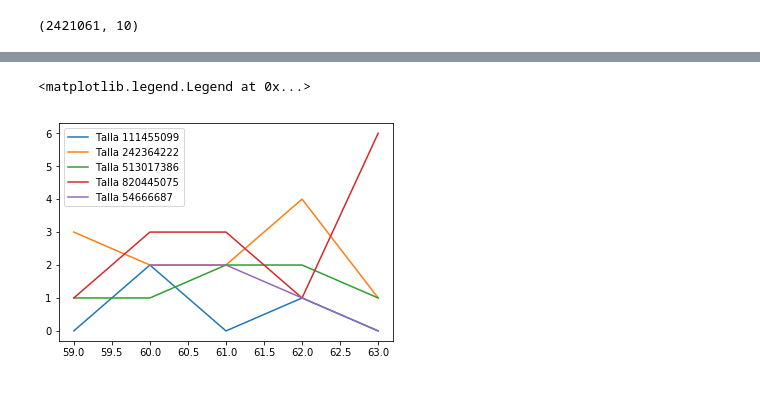
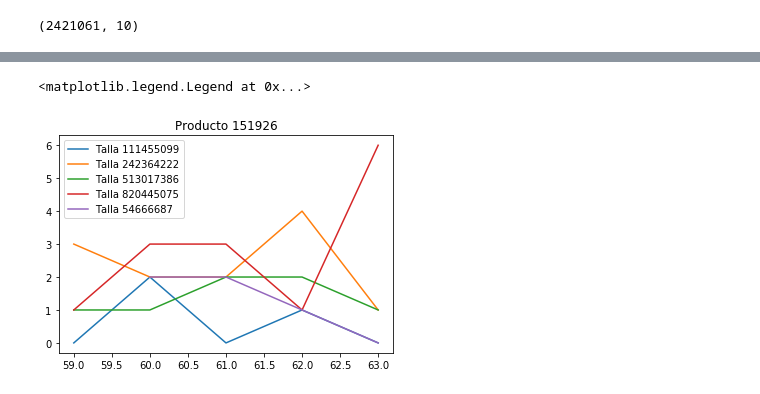
Before and after one commit to rodgomrod/Zara_Competition, a Jupyter notebook: Notebooks/1_EDA.ipynb, the cells around one changed output, grey strips where cells are left out. Cells and saved outputs as stored; diff of their text form; code cells hidden in the pictures.

```diff
--- a/Notebooks/1_EDA.ipynb
+++ b/Notebooks/1_EDA.ipynb
@@ -259,11 +168,12 @@ import matplotlib.pyplot as plt
 # %%
 df = train[(train.product_id == 151926)]
 for i in df.size_id.unique():
     x = train[(train.product_id == 151926) & (train.size_id == i)]
     plt.plot(x.date_number,x.sales, label=f'Talla {i}')
     #plt.plot(x.date_number,x.stock)
 
+plt.title('Producto 151926')
 plt.legend()
 # %% [output]
 <matplotlib.legend.Legend at 0x...>
-[figure, old version]
+[figure, new version]
```
Also changed, not shown: parts of 52 cells of this notebook.
